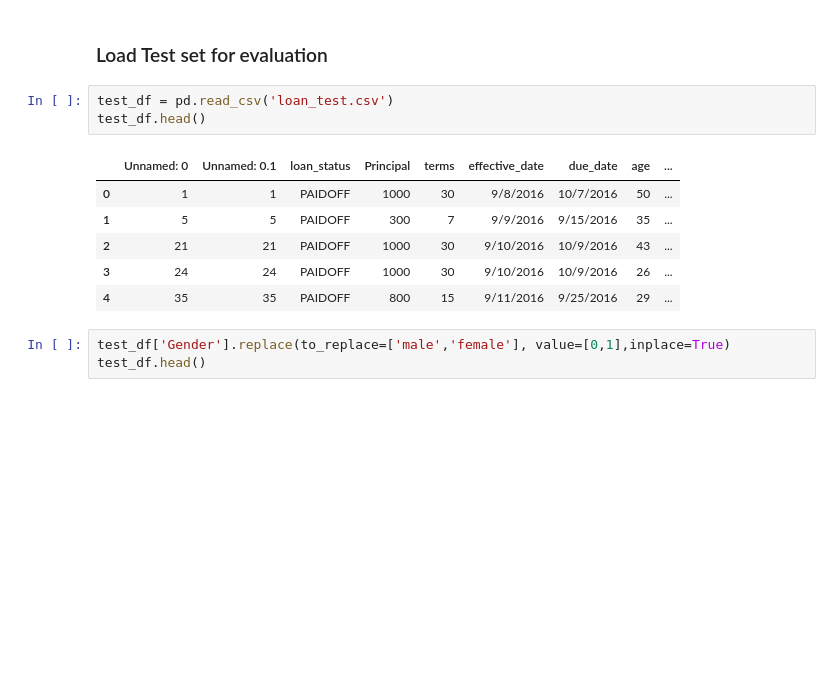
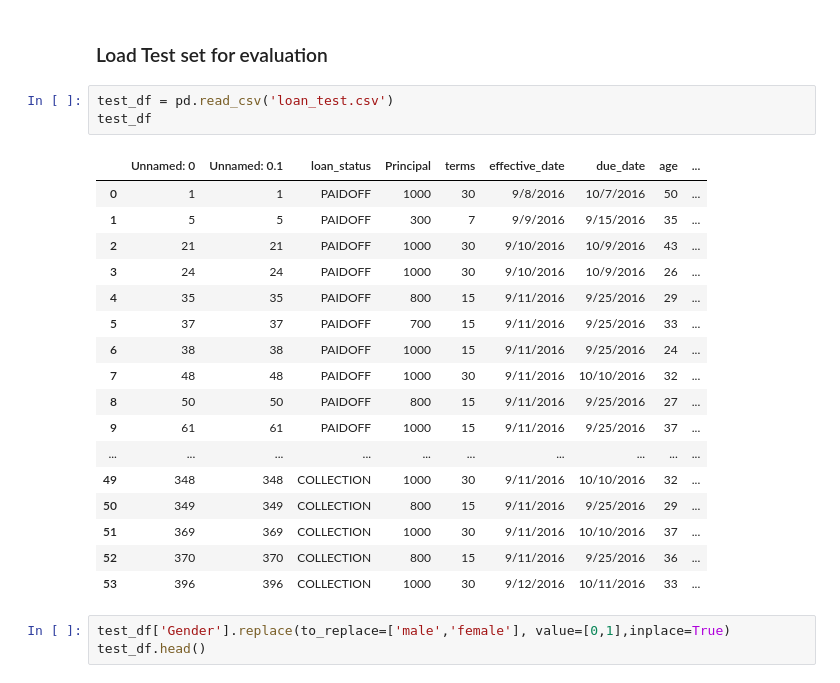
Before and after one commit to otasowieosifo/Projects-in-datascience, a Jupyter notebook: Capstone_Project.ipynb, the cells around one changed output. Saved outputs shown, nothing was run; the diff lists cells and outputs as text; blank space fills up the shorter version.

```diff
--- a/Capstone_Project.ipynb
+++ b/Capstone_Project.ipynb
@@ -479,14 +475,25 @@ Saving to: ‘loan_test.csv’
 ### Load Test set for evaluation
 # %%
 test_df = pd.read_csv('loan_test.csv')
-test_df.head()
+test_df
 # %% [output]
 |  | Unnamed: 0 | Unnamed: 0.1 | loan_status | Principal | terms | effective_date | due_date | age | ... |
 | 0 | 1 | 1 | PAIDOFF | 1000 | 30 | 9/8/2016 | 10/7/2016 | 50 | ... |
 | 1 | 5 | 5 | PAIDOFF | 300 | 7 | 9/9/2016 | 9/15/2016 | 35 | ... |
 | 2 | 21 | 21 | PAIDOFF | 1000 | 30 | 9/10/2016 | 10/9/2016 | 43 | ... |
 | 3 | 24 | 24 | PAIDOFF | 1000 | 30 | 9/10/2016 | 10/9/2016 | 26 | ... |
 | 4 | 35 | 35 | PAIDOFF | 800 | 15 | 9/11/2016 | 9/25/2016 | 29 | ... |
+| 5 | 37 | 37 | PAIDOFF | 700 | 15 | 9/11/2016 | 9/25/2016 | 33 | ... |
+| 6 | 38 | 38 | PAIDOFF | 1000 | 15 | 9/11/2016 | 9/25/2016 | 24 | ... |
+| 7 | 48 | 48 | PAIDOFF | 1000 | 30 | 9/11/2016 | 10/10/2016 | 32 | ... |
+| 8 | 50 | 50 | PAIDOFF | 800 | 15 | 9/11/2016 | 9/25/2016 | 27 | ... |
+| 9 | 61 | 61 | PAIDOFF | 1000 | 15 | 9/11/2016 | 9/25/2016 | 37 | ... |
+| ... | ... | ... | ... | ... | ... | ... | ... | ... | ... |
+| 49 | 348 | 348 | COLLECTION | 1000 | 30 | 9/11/2016 | 10/10/2016 | 32 | ... |
+| 50 | 349 | 349 | COLLECTION | 800 | 15 | 9/11/2016 | 9/25/2016 | 29 | ... |
+| 51 | 369 | 369 | COLLECTION | 1000 | 30 | 9/11/2016 | 10/10/2016 | 37 | ... |
+| 52 | 370 | 370 | COLLECTION | 800 | 15 | 9/11/2016 | 9/25/2016 | 36 | ... |
+| 53 | 396 | 396 | COLLECTION | 1000 | 30 | 9/12/2016 | 10/11/2016 | 33 | ... |
 # %%
 test_df['Gender'].replace(to_replace=['male','female'], value=[0,1],inplace=True)
 test_df.head()
```
Also changed, not shown: parts of 20 cells of this notebook.
